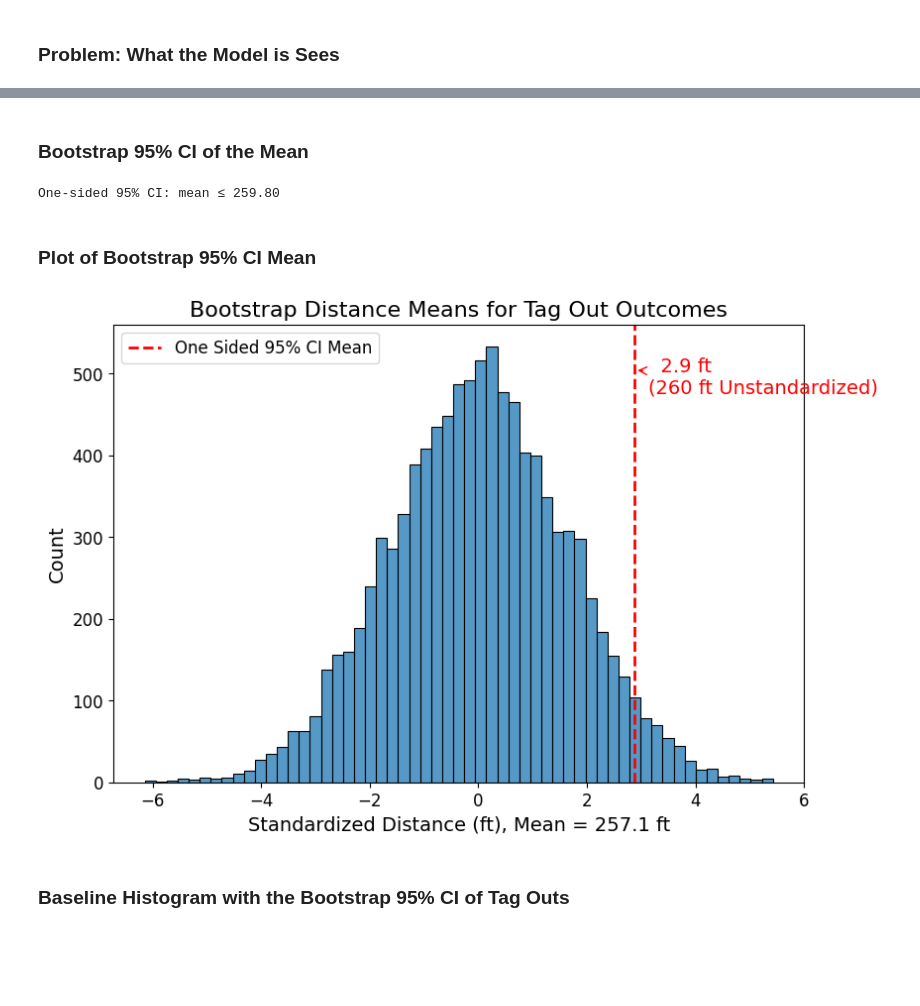
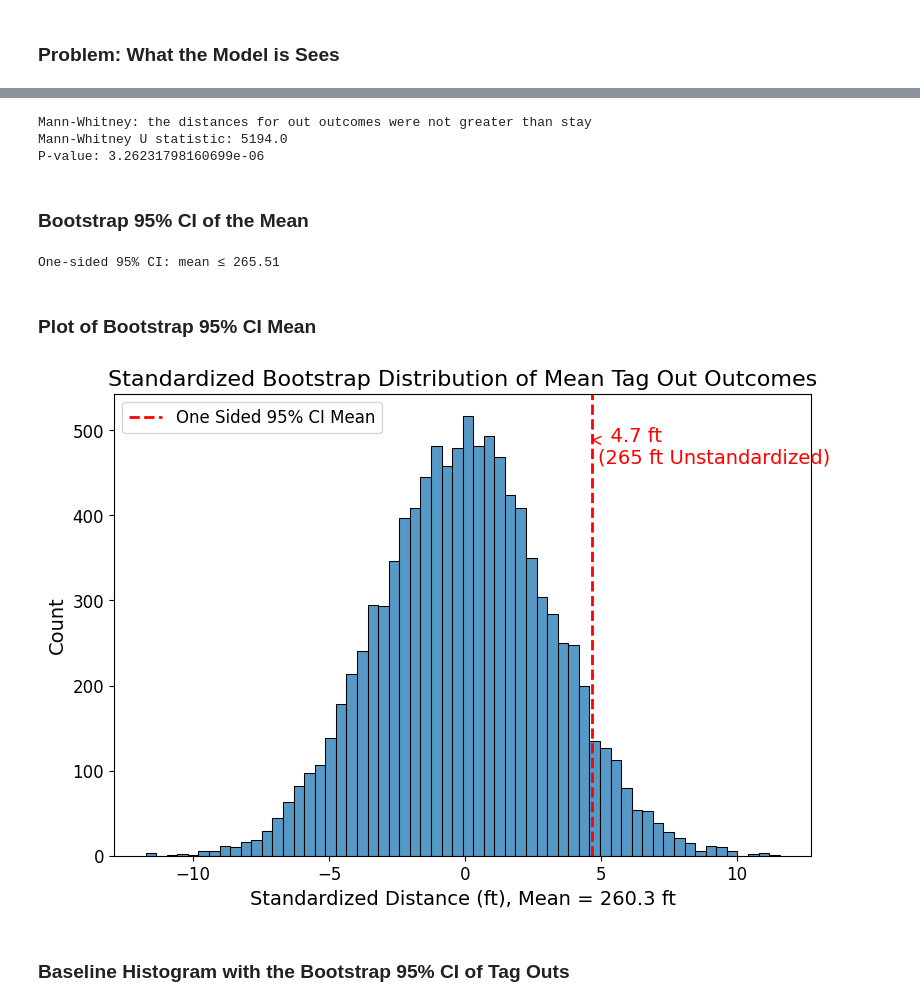
Before and after one commit to Dodgers-Capstone/Sacrifice-Fly-Modeling, a Jupyter notebook: notebooks/1_master.ipynb, the cells around one changed output, grey strips where cells are left out. Drawn from its saved outputs; the diff is of its cells as text; code cells hidden in the pictures; blank space fills up the shorter version.

Commit message:
split data for boot and modling

```diff
--- a/notebooks/1_master.ipynb
+++ b/notebooks/1_master.ipynb
@@ -1322,0 +1303,21 @@ plt.show()
+# %%
+on_base_outcomes_y_pd = on_base_outcomes_lf.select(["outcome"]).collect().to_pandas()
+on_base_outcomes_X_pd = on_base_outcomes_lf.drop(["outcome"]).collect().to_pandas()
+X_logit, X_bootstrap, y_logit, y_bootstrap = train_test_split(
+    on_base_outcomes_X_pd, on_base_outcomes_y_pd,
+    test_size=0.20,  # Model2 gets 40%, Model1 gets 60%
+    stratify=on_base_outcomes_y_pd,
+    shuffle=True,
+    random_state=123
+)
+
+print(f"Logit Set:  \n{y_logit.value_counts().sort_index()}\n{y_logit.value_counts(normalize=True).sort_index()}")
+print(f"\nBootstrap Set:  \n{y_bootstrap.value_counts().sort_index()}\n{y_bootstrap.value_counts(normalize=True).sort_index()}")
+
+
+bootstrap_set_pd = pd.concat([X_bootstrap, y_bootstrap], axis=1)
+bootstrap_out_pd = bootstrap_set_pd.query("outcome == 'Out'")["distance_catch_to_home"]
+bootstrap_sty_pd = bootstrap_set_pd.query("outcome == 'Stay'")["distance_catch_to_home"]
+bootstrap_scr_pd = bootstrap_set_pd.query("outcome == 'Scored'")["distance_catch_to_home"].dropna()
+
+logit_set_pd = pd.concat([X_logit, y_logit], axis=1)
@@ -1323,63 +1342,97 @@ plt.show()
+# %%
+# # Define your test statistic function
+# def difference_in_means(x, y):
+#     return np.mean(x) - np.mean(y)
+#
+# # Perform the permutation test
+# result = stats.permutation_test(
+#     (bootstrap_out_pd, bootstrap_sty_pd),
+#     difference_in_means,
+#     n_resamples=10000,
+#     alternative='two-sided'  # assuming out distances are smaller
+# )
+#
+# print("Permutation Test")
+# print(f"Observed statistic: {result.statistic}")
+# print(f"P-value: {result.pvalue}")
+
+# Mann-Whitney U Test
+print("Mann-Whitney: the distances for out outcomes were not greater than stay")
+statistic, p_value = stats.mannwhitneyu(
+    bootstrap_out_pd,
+    bootstrap_sty_pd,
+    alternative='greater'  # assuming out distances are smaller than stay distances
+)
+
+print(f"Mann-Whitney U statistic: {statistic}")
+print(f"P-value: {p_value}")
+# %% [output]
+Mann-Whitney: the distances for out outcomes were not greater than stay
+Mann-Whitney U statistic: 5194.0
+P-value: 3.26231798160699e-06
 # %% [markdown]
 ### Bootstrap 95% CI of the Mean
 # %%
-out_np = out_lf.select(["distance_catch_to_home"]).collect().to_numpy().flatten()
+bootstrap_pd = pl.LazyFrame(pd.concat([X_bootstrap, y_bootstrap], axis=1))
+out_pd = bootstrap_pd.filter(pl.col("outcome") == pl.lit("Out"))
+out_np = out_pd.select(["distance_catch_to_home"]).collect().to_numpy().flatten()
 
 def bootstrap_upper_one_sided_ci(data, confidence=0.95, n_bootstrap=10000):
     """
+    Calculate upper one-sided confidence interval using bootstrap
     """
     bootstrap_means = []
     n = len(data)
     ci = confidence * 100
 
-    for _ in range(n_bootstrap):
+    for _ in range(n_bootstrap):  # Fixed: was "n*bootstrap", now "n_bootstrap" with underscore
         sample = np.random.choice(data, size=n, replace=True)
         bootstrap_means.append(np.mean(sample))
 
     bound = np.percentile(bootstrap_means, ci)
-    print(f"One-sided 95% CI: mean ≤ {bound:.2f}")
+    print(f"One-sided {confidence*100:.0f}% CI: mean ≤ {bound:.2f}")
 
     return bootstrap_means, bound
 
 bootstrap_means, bound = bootstrap_upper_one_sided_ci(out_np)
 # %% [output]
-One-sided 95% CI: mean ≤ 259.80
+One-sided 95% CI: mean ≤ 265.51
 # %% [markdown]
 ### Plot of Bootstrap 95% CI Mean
 # %%
 bootstrap_means_centered = bootstrap_means - np.mean(bootstrap_means)
-reference_line = 260 - np.mean(bootstrap_means)
+reference_line = 265 - np.mean(bootstrap_means)
 mean_value = np.mean(bootstrap_means)
 
 plt.figure(figsize=(9, 6))
 sns.histplot(bootstrap_means_centered)
 plt.axvline(x=reference_line, color='red', linestyle='--', linewidth=2)
-plt.annotate(f'  {reference_line:.1f} ft\n(260 ft Unstandardized)',
+plt.annotate(f'  {reference_line:.1f} ft\n(265 ft Unstandardized)',
            xy=(reference_line, plt.ylim()[1] * 0.90),
            xytext=(reference_line + 0.25, plt.ylim()[1] * 0.85),
            arrowprops=dict(arrowstyle='->', color='red'),
            fontsize=14,
            color='red')
 
 # Create legend handles
 from matplotlib.lines import Line2D
 vline_handle = Line2D([0], [0], color='red', linestyle='--', linewidth=2)
 
 # Add to legend with standardization info
 plt.legend([vline_handle],
           [f'One Sided 95% CI Mean'],
           loc='upper left',
           fontsize=12,
           title_fontsize=14)
 
-plt.title('Bootstrap Distance Means for Tag Out Outcomes', fontsize=16)
+plt.title('Standardized Bootstrap Distribution of Mean Tag Out Outcomes', fontsize=16)
 plt.ylabel('Count', fontsize=14)
 plt.xticks(fontsize=12)
 plt.yticks(fontsize=12)
 plt.xlabel(f'Standardized Distance (ft), Mean = {mean_value:.1f} ft', fontsize=14)
 plt.show()
 # %% [output]
-[figure, old version]
+[figure, new version]
 # %% [markdown]
 ### Baseline Histogram with the Bootstrap 95% CI of Tag Outs
 # %%
```
Also changed, not shown: parts of 26 cells of this notebook, 1 other file.
